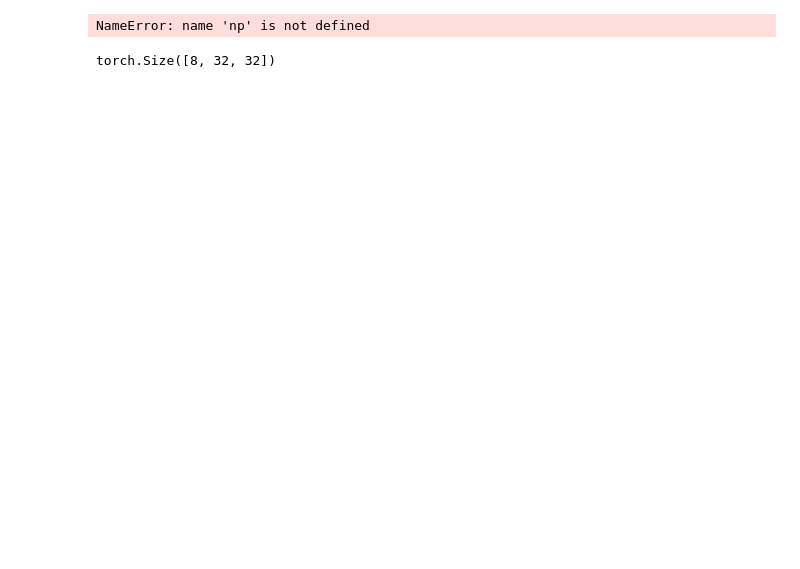
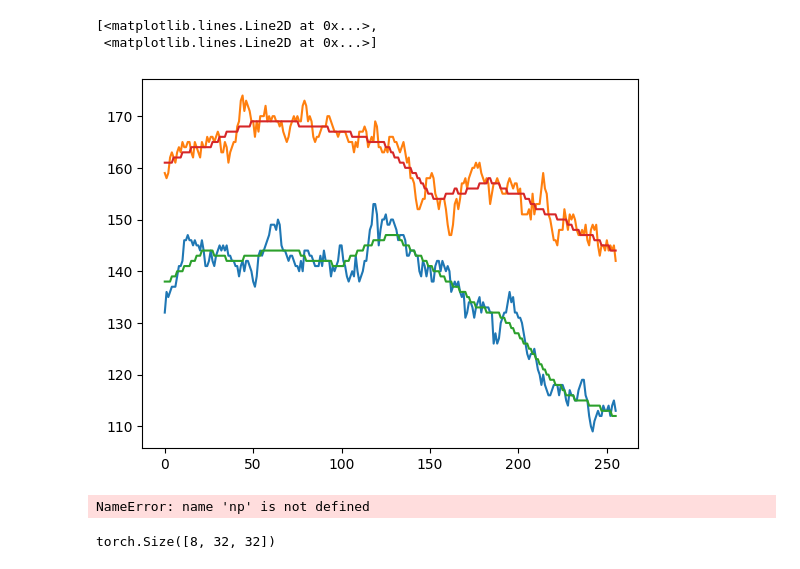
Before and after one commit to somamizobuchi/eye-movement-net, a Jupyter notebook: test_whitening.ipynb, the cells around one changed output. Drawn from its saved outputs; the diff is of its cells as text; code cells hidden in the pictures; blank space fills up the shorter version.

```diff
--- a/test_whitening.ipynb
+++ b/test_whitening.ipynb
@@ -1,14 +29,8 @@
 # %%
-from data import WhitenedDataset
-import torch
-from torch.utils.data import DataLoader
-from utils import accumulate_frames
-import matplotlib.pyplot as plt
-import numpy as np
-
+# Test the dataset
 dataset = WhitenedDataset(
   sampling_frequency=1000.,
-  pixels_per_degree=180.,
+  pixels_per_degree=360.,
   roi_size=32,
   fixation_samples=256,
   diffusion_constant=40.0 / 3600.0,
@@ -16,4 +38,4 @@ dataset = WhitenedDataset(
 
 dataloader = DataLoader(dataset, batch_size=8, shuffle=True)
 
-input, target, target_idx, gaze_pos = next(iter(dataloader))
+input, target, target_idx, gaze_pos, gaze_pos_smoothed = next(iter(dataloader))
@@ -28,3 +42,11 @@ for i in range(1):
+# %%
+plt.figure()
+plt.plot(gaze_pos[0].T)
+plt.plot(gaze_pos_smoothed[0].T)
+# %% [output]
+[<matplotlib.lines.Line2D at 0x...>,
+ <matplotlib.lines.Line2D at 0x...>]
+[figure, added]
 # %%
 recons = torch.stack(
   [
```
Also changed, not shown: parts of 4 cells of this notebook, 11 other files.
